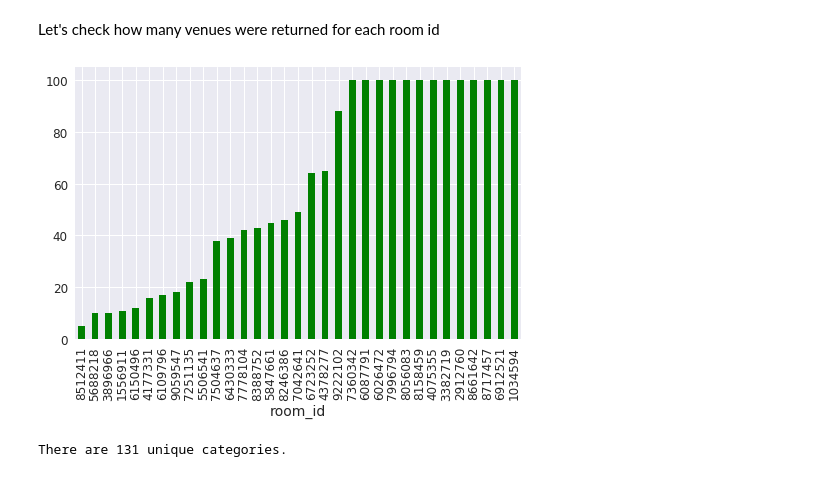
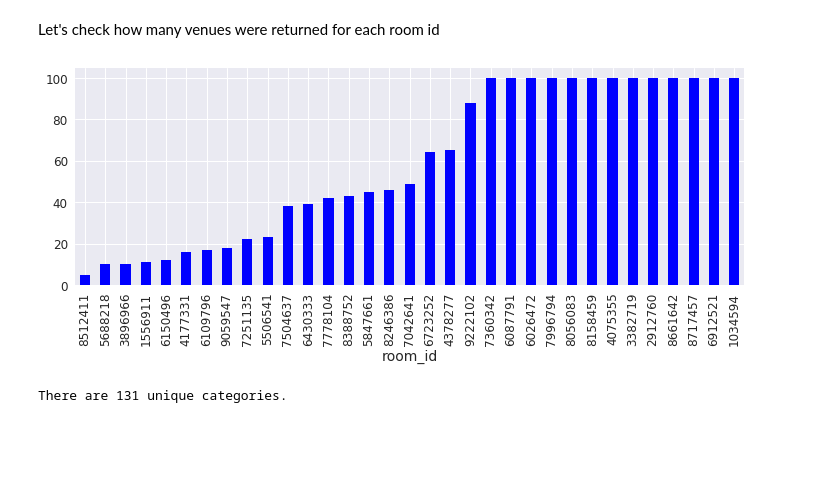
Before and after one commit to georchat/airbnb-listings-recommender, a Jupyter notebook: DP0701EN-Capstone-Project-Notebook.ipynb, the cells around one changed output. Saved outputs shown, nothing was run; the diff lists cells and outputs as text; code cells hidden in the pictures; blank space fills up the shorter version.

```diff
--- a/DP0701EN-Capstone-Project-Notebook.ipynb
+++ b/DP0701EN-Capstone-Project-Notebook.ipynb
@@ -336,0 +337,2 @@ plt.show()
+# %%
+zurich_data['price_log'] = zurich_data['price'].apply(lambda x: np.sign(x) * np.log(1 + np.abs(x)))
@@ -337,8 +344,19 @@ plt.show()
 # %% [markdown]
 Drop redundant features from the Airbnb dataset
 # %%
-features_to_drop=['reviews', 'overall_satisfaction','accommodates', 'bedrooms', 'bathrooms', 'price', 'minstay', 'last_modified', 'price_per_room',
-                  'survey_id', 'host_id','country', 'city', 'location']
+features_to_drop=['reviews',
+                  'accommodates',
+                  'bedrooms',
+                  'bathrooms',
+                  'price',
+                  'minstay',
+                  'last_modified',
+                  'survey_id',
+                  'host_id',
+                  'country',
+                  'city',
+                  'location',
+                  'price']
 zurich_data.drop(features_to_drop, axis=1, inplace=True)
 # %%
 zurich_data.head()
@@ -372,9 +390,9 @@ import folium
 map_zurich = folium.Map(location=[latitude, longitude], zoom_start=12)
 
 # add markers to map
-for lat, lng, neighborhood, room_type in zip(zurich_data['latitude'], zurich_data['longitude'],
-                                 zurich_data['neighborhood'], zurich_data['room_type']):
-    label = '{}, {}'.format(neighborhood, room_type)
+for lat, lng, neighborhood, room_type, score in zip(zurich_data['latitude'], zurich_data['longitude'],
+                                 zurich_data['neighborhood'], zurich_data['room_type'], zurich_data['overall_satisfaction']):
+    label = '{}, {}, satisfaction: {}'.format(neighborhood, room_type, score)
     label = folium.Popup(label, parse_html=True)
     folium.CircleMarker(
         [lat, lng],
@@ -446,9 +465,9 @@ The geograpical coordinates of Zurich City are 47.3723941, 8.5423328.
 map_zurich = folium.Map(location=[latitude, longitude], zoom_start=13)
 
 # add markers to map
-for lat, lng, room_id, neighborhood, room_type in zip(zurich_filtered['latitude'], zurich_filtered['longitude'], zurich_filtered['room_id'],
-                                 zurich_filtered['neighborhood'], zurich_filtered['room_type']):
-    label = '{}, {}, {}'.format(room_id, neighborhood, room_type)
+for lat, lng, room_id, neighborhood, room_type, score in zip(zurich_filtered['latitude'], zurich_filtered['longitude'], zurich_filtered['room_id'],
+                                 zurich_filtered['neighborhood'], zurich_filtered['room_type'], zurich_filtered['overall_satisfaction']):
+    label = '{}, {}, satisfaction: {}'.format(neighborhood, room_type, score)
     label = folium.Popup(label, parse_html=True)
     folium.CircleMarker(
         [lat, lng],
@@ -653,10 +673,10 @@ zurich_venues.head()
 # %% [markdown]
 Let's check how many venues were returned for each room id
 # %%
-zurich_venues.groupby('room_id')['venue'].count().sort_values().plot(kind='bar', figsize=(8,5), color='g')
+zurich_venues.groupby('room_id')['venue'].count().sort_values().plot(kind='bar', figsize=(12,4), color='b')
 plt.show()
 # %% [output]
-[figure, old version]
+[figure, new version]
 # %%
 print('There are {} unique categories.'.format(len(zurich_venues['venue_category'].unique())))
 # %% [output]
```
Also changed, not shown: parts of 43 cells of this notebook.
